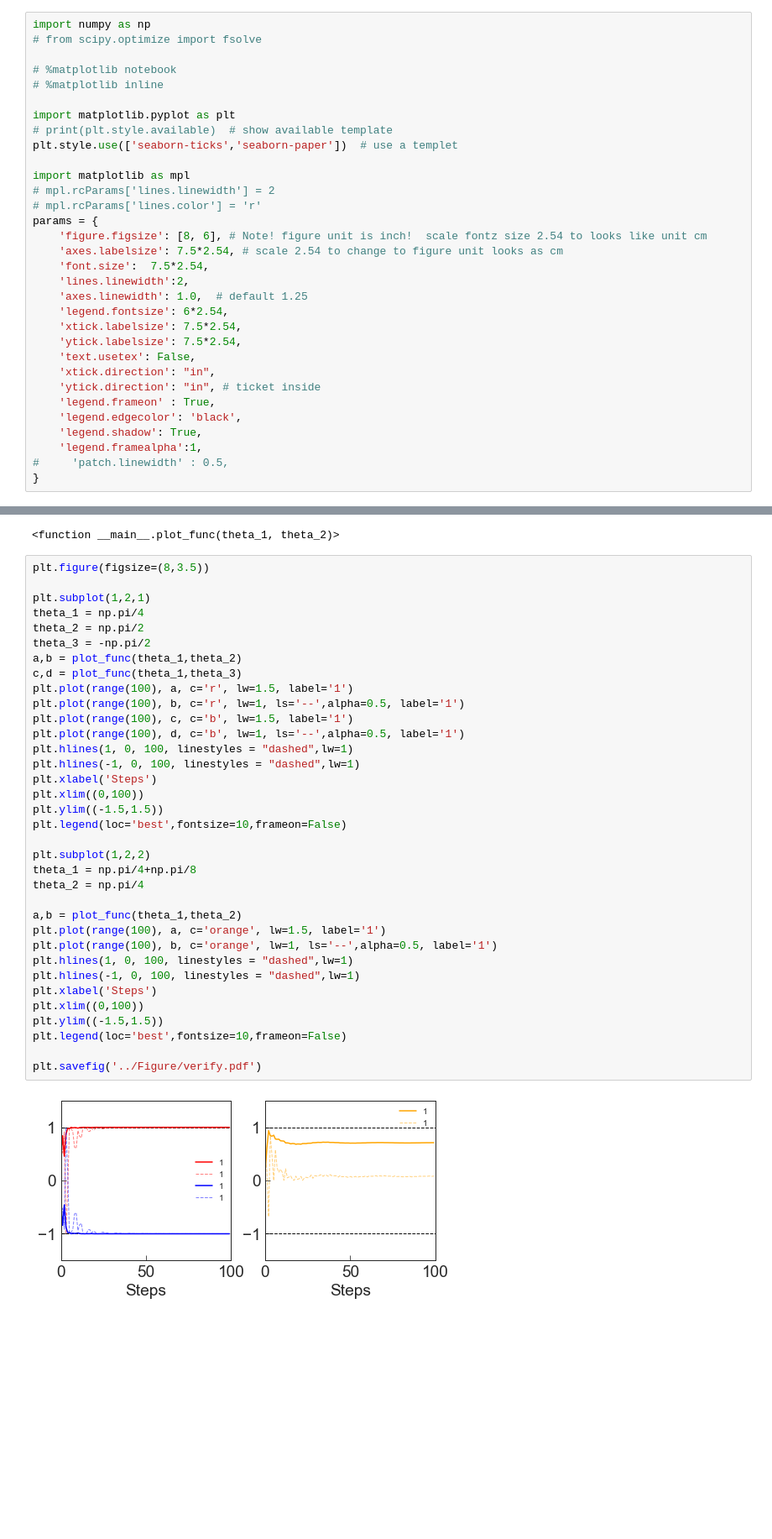
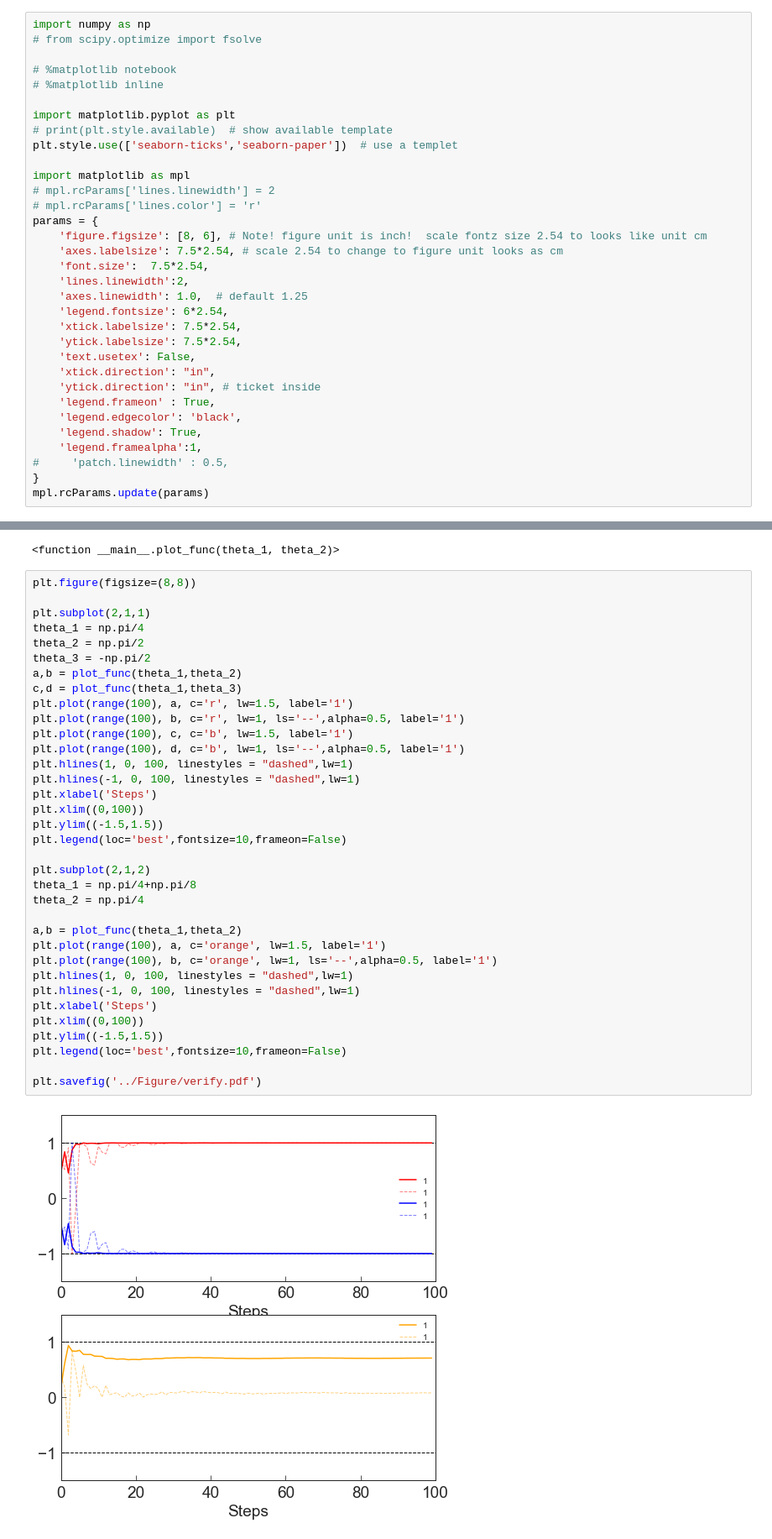
Before and after one commit to HAOQINGZHANG1234/quantumwalk, a Jupyter notebook: code/Fig for paper reorgnized.ipynb, the cells around one changed output, grey strips where cells are left out. Shown at 84% size. Saved outputs shown, nothing was run; the diff lists cells and outputs as text; blank space fills up the shorter version.

```diff
--- a/code/Fig for paper reorgnized.ipynb
+++ b/code/Fig for paper reorgnized.ipynb
@@ -30,6 +30,7 @@ params = {
     'legend.framealpha':1,
 #     'patch.linewidth' : 0.5,
 }
+mpl.rcParams.update(params)
 # %% [markdown]
 # 图1 能带图和两种时间框架
 # %%
@@ -1050,42 +1051,42 @@ interact(plot_func, theta_1 = widgets.FloatSlider(value=np.pi/4,
 interactive(children=(FloatSlider(value=0.7853981633974483, description='theta_1', max=6.283185307179586, min=…
 <function __main__.plot_func(theta_1, theta_2)>
 # %%
-plt.figure(figsize=(8,3.5))
+plt.figure(figsize=(8,8))
 
-plt.subplot(1,2,1)
+plt.subplot(2,1,1)
 theta_1 = np.pi/4
 theta_2 = np.pi/2
 theta_3 = -np.pi/2
 a,b = plot_func(theta_1,theta_2)
 c,d = plot_func(theta_1,theta_3)
 plt.plot(range(100), a, c='r', lw=1.5, label='1')
 plt.plot(range(100), b, c='r', lw=1, ls='--',alpha=0.5, label='1')
 plt.plot(range(100), c, c='b', lw=1.5, label='1')
 plt.plot(range(100), d, c='b', lw=1, ls='--',alpha=0.5, label='1')
 plt.hlines(1, 0, 100, linestyles = "dashed",lw=1)
 plt.hlines(-1, 0, 100, linestyles = "dashed",lw=1)
 plt.xlabel('Steps')
 plt.xlim((0,100))
 plt.ylim((-1.5,1.5))
 plt.legend(loc='best',fontsize=10,frameon=False)
 
-plt.subplot(1,2,2)
+plt.subplot(2,1,2)
 theta_1 = np.pi/4+np.pi/8
 theta_2 = np.pi/4
 
 a,b = plot_func(theta_1,theta_2)
 plt.plot(range(100), a, c='orange', lw=1.5, label='1')
 plt.plot(range(100), b, c='orange', lw=1, ls='--',alpha=0.5, label='1')
 plt.hlines(1, 0, 100, linestyles = "dashed",lw=1)
 plt.hlines(-1, 0, 100, linestyles = "dashed",lw=1)
 plt.xlabel('Steps')
 plt.xlim((0,100))
 plt.ylim((-1.5,1.5))
 plt.legend(loc='best',fontsize=10,frameon=False)
 
 plt.savefig('../Figure/verify.pdf')
 # %% [output]
-[figure, old version]
+[figure, new version]
 # %%
 plt.figure(figsize=(8.6,8.6))
 xi_1=1
```
Also changed, not shown: 6 other files.
